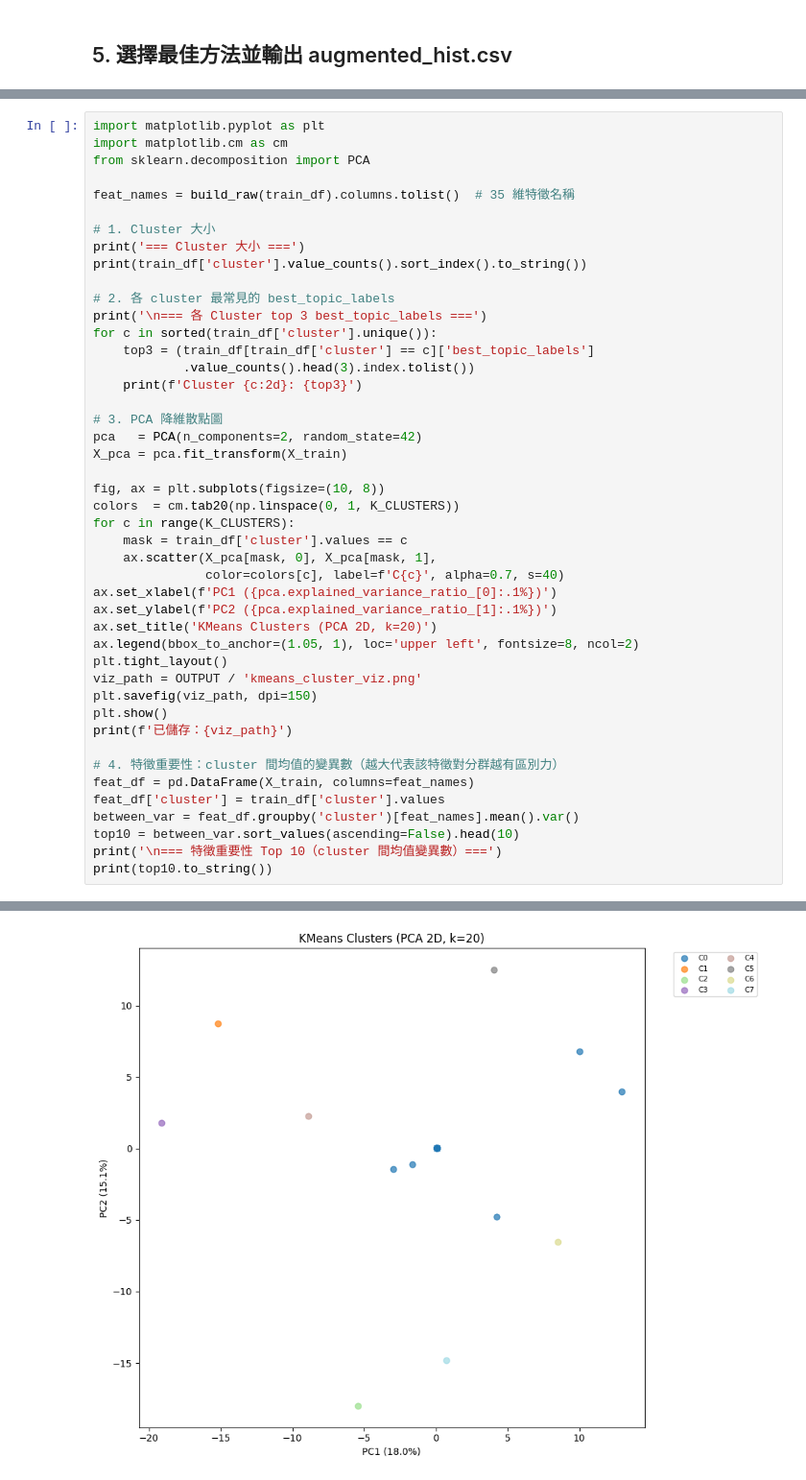
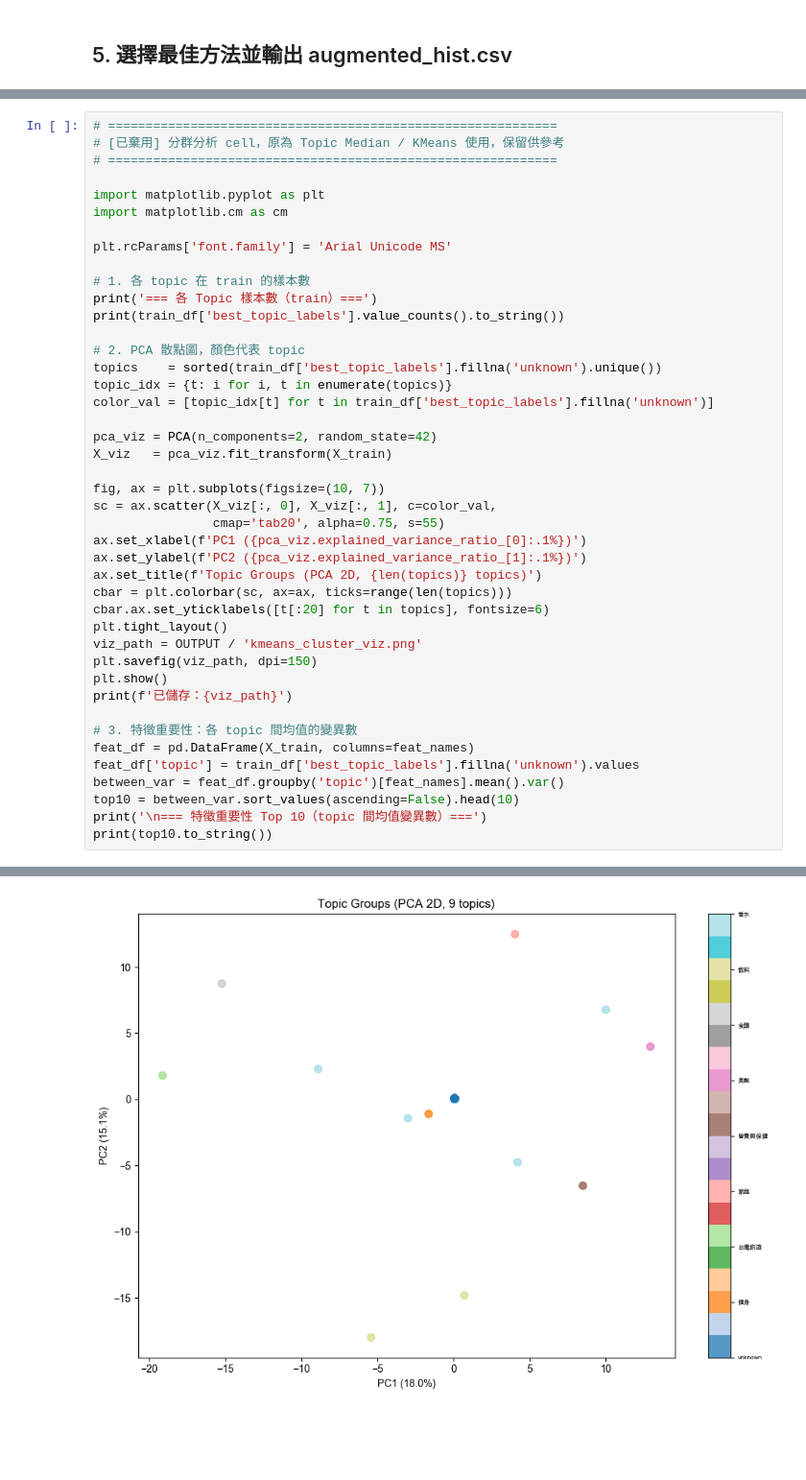
Before and after one commit to jocelyn-chenn/data_augmentation, a Jupyter notebook: notebooks/step3_augmentation.ipynb, the cells around one changed output, grey strips where cells are left out. Shown at 96% size. Drawn from its saved outputs; the diff is of its cells as text; blank space fills up the shorter version.

```diff
--- a/notebooks/step3_augmentation.ipynb
+++ b/notebooks/step3_augmentation.ipynb
@@ -209,46 +261,44 @@ print(hist_pred_df.head())
 # %%
+# ============================================================
+# [已棄用] 分群分析 cell，原為 Topic Median / KMeans 使用，保留供參考
+# ============================================================
+
 import matplotlib.pyplot as plt
 import matplotlib.cm as cm
-from sklearn.decomposition import PCA
 
-feat_names = build_raw(train_df).columns.tolist()  # 35 維特徵名稱
+plt.rcParams['font.family'] = 'Arial Unicode MS'
 
-# 1. Cluster 大小
-print('=== Cluster 大小 ===')
-print(train_df['cluster'].value_counts().sort_index().to_string())
+# 1. 各 topic 在 train 的樣本數
+print('=== 各 Topic 樣本數（train）===')
+print(train_df['best_topic_labels'].value_counts().to_string())
 
-# 2. 各 cluster 最常見的 best_topic_labels
-print('\n=== 各 Cluster top 3 best_topic_labels ===')
-for c in sorted(train_df['cluster'].unique()):
-    top3 = (train_df[train_df['cluster'] == c]['best_topic_labels']
-            .value_counts().head(3).index.tolist())
-    print(f'Cluster {c:2d}: {top3}')
+# 2. PCA 散點圖，顏色代表 topic
+topics    = sorted(train_df['best_topic_labels'].fillna('unknown').unique())
+topic_idx = {t: i for i, t in enumerate(topics)}
+color_val = [topic_idx[t] for t in train_df['best_topic_labels'].fillna('unknown')]
 
-# 3. PCA 降維散點圖
-pca   = PCA(n_components=2, random_state=42)
-X_pca = pca.fit_transform(X_train)
+pca_viz = PCA(n_components=2, random_state=42)
+X_viz   = pca_viz.fit_transform(X_train)
 
-fig, ax = plt.subplots(figsize=(10, 8))
-colors  = cm.tab20(np.linspace(0, 1, K_CLUSTERS))
-for c in range(K_CLUSTERS):
-    mask = train_df['cluster'].values == c
-    ax.scatter(X_pca[mask, 0], X_pca[mask, 1],
-               color=colors[c], label=f'C{c}', alpha=0.7, s=40)
-ax.set_xlabel(f'PC1 ({pca.explained_variance_ratio_[0]:.1%})')
-ax.set_ylabel(f'PC2 ({pca.explained_variance_ratio_[1]:.1%})')
-ax.set_title('KMeans Clusters (PCA 2D, k=20)')
-ax.legend(bbox_to_anchor=(1.05, 1), loc='upper left', fontsize=8, ncol=2)
+fig, ax = plt.subplots(figsize=(10, 7))
+sc = ax.scatter(X_viz[:, 0], X_viz[:, 1], c=color_val,
+                cmap='tab20', alpha=0.75, s=55)
+ax.set_xlabel(f'PC1 ({pca_viz.explained_variance_ratio_[0]:.1%})')
+ax.set_ylabel(f'PC2 ({pca_viz.explained_variance_ratio_[1]:.1%})')
+ax.set_title(f'Topic Groups (PCA 2D, {len(topics)} topics)')
+cbar = plt.colorbar(sc, ax=ax, ticks=range(len(topics)))
+cbar.ax.set_yticklabels([t[:20] for t in topics], fontsize=6)
 plt.tight_layout()
 viz_path = OUTPUT / 'kmeans_cluster_viz.png'
 plt.savefig(viz_path, dpi=150)
 plt.show()
 print(f'已儲存：{viz_path}')
 
-# 4. 特徵重要性：cluster 間均值的變異數（越大代表該特徵對分群越有區別力）
+# 3. 特徵重要性：各 topic 間均值的變異數
 feat_df = pd.DataFrame(X_train, columns=feat_names)
-feat_df['cluster'] = train_df['cluster'].values
-between_var = feat_df.groupby('cluster')[feat_names].mean().var()
+feat_df['topic'] = train_df['best_topic_labels'].fillna('unknown').values
+between_var = feat_df.groupby('topic')[feat_names].mean().var()
 top10 = between_var.sort_values(ascending=False).head(10)
-print('\n=== 特徵重要性 Top 10（cluster 間均值變異數）===')
+print('\n=== 特徵重要性 Top 10（topic 間均值變異數）===')
 print(top10.to_string())
 # %% [output]
@@ -275,3 +315,3 @@ Cluster  7: ['飲料']
-[figure, old version]
+[figure, new version]
 已儲存：../data/output/kmeans_cluster_viz.png
 
```
Also changed, not shown: parts of 9 cells of this notebook, 2 other files.
